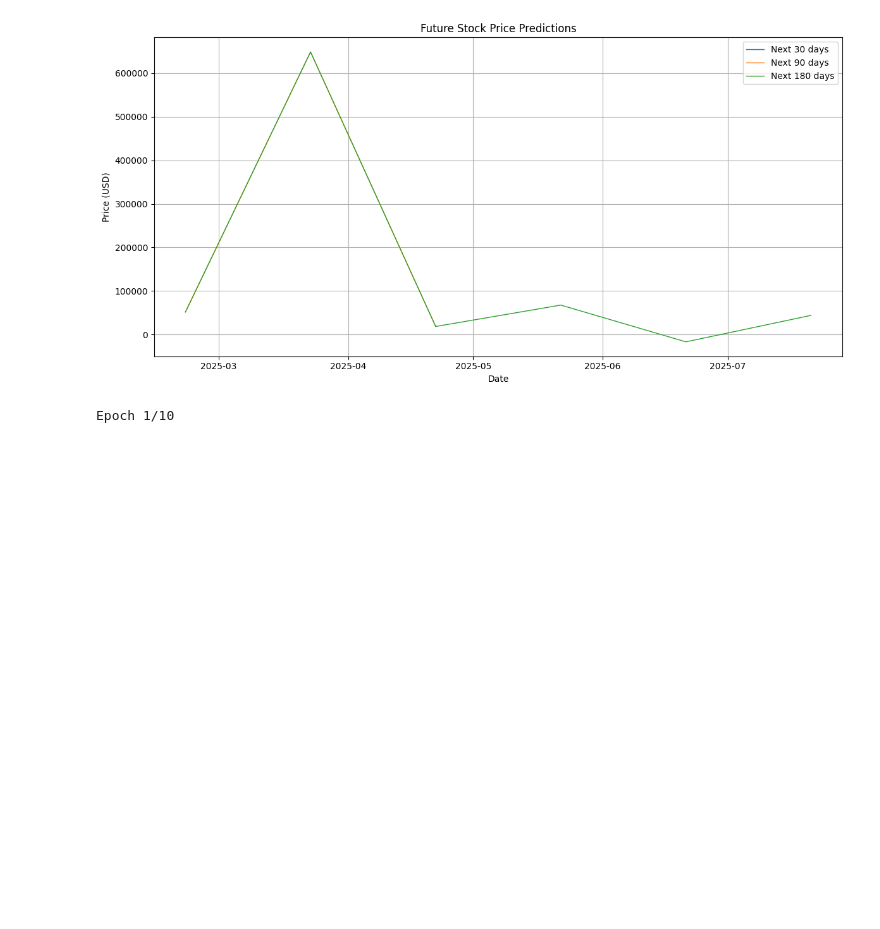
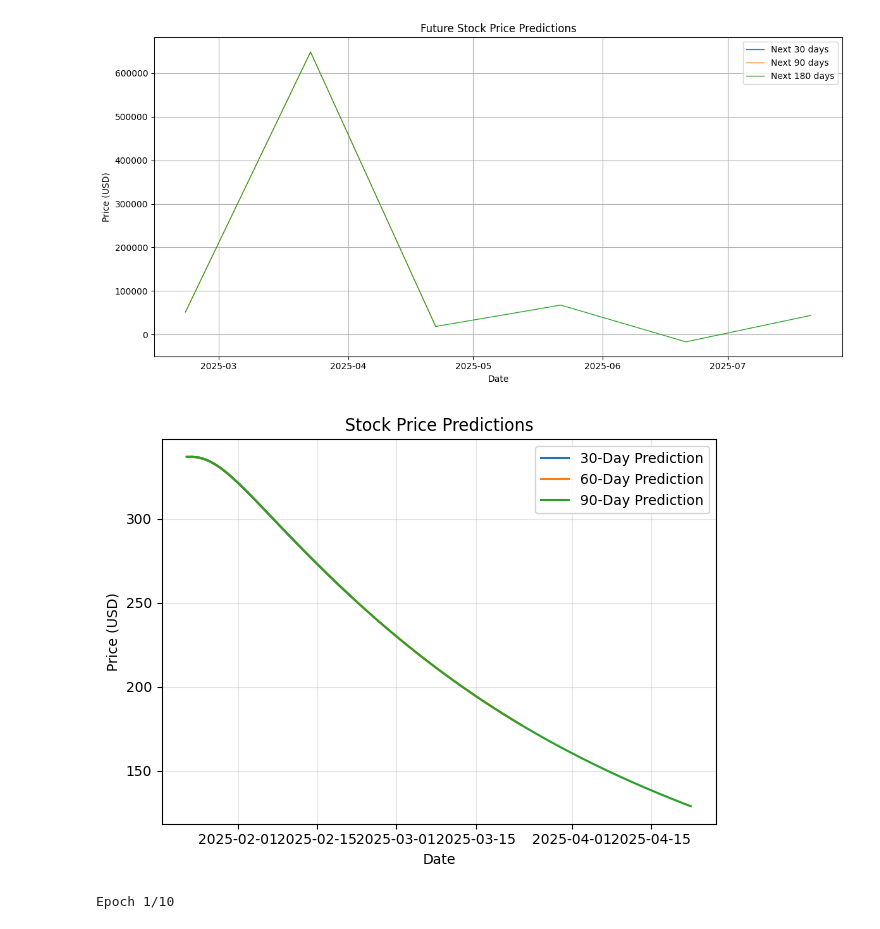
Before and after one commit to JoyChang10/Forkaia, a Jupyter notebook: task1000/stacked_lstm/stock_prediction.ipynb, the cells around one changed output. Drawn from its saved outputs; the diff is of its cells as text; code cells hidden in the pictures; blank space fills up the shorter version.

Commit message:
future prediction

```diff
--- a/task1000/stacked_lstm/stock_prediction.ipynb
+++ b/task1000/stacked_lstm/stock_prediction.ipynb
@@ -237,3 +201,32 @@ def predict_future_prices(model, stock_data, scaler, last_window, prediction_int
+# %%
+def visualize_future_predictions(stock_data, future_predictions, future_days):
+    # Extract the last available date from historical data
+    last_date = pd.to_datetime(stock_data['Date']).iloc[-1]
+
+    # Generate future dates for each prediction horizon
+    future_dates_dict = {
+        days: [last_date + pd.Timedelta(days=i) for i in range(1, days + 1)]
+        for days in future_days
+    }
+
+    # Plot future predictions for each time horizon
+    for days, prices in future_predictions.items():
+        future_dates = future_dates_dict[days]
+        plt.plot(
+            future_dates,
+            prices,
+            label=f"{days}-Day Prediction",
+            linewidth=1.5
+        )
+
+    # Customize the plot
+    plt.xlabel("Date")
+    plt.ylabel("Price (USD)")
+    plt.title("Stock Price Predictions")
+    plt.legend()
+    plt.grid(alpha=0.3)
+    plt.tight_layout()
+    plt.show()
 # %%
 # Train the model and get data
 tsla_y_test, tsla_y_predicted, tsla_scaler, tsla_test_dates, tsla_model = train_and_test_lstm(tsla_df, epochs=10, window_size=100)
@@ -277,6 +270,15 @@ filtered_predictions, filtered_dates = predict_future_prices(
 )
 # %% [output]
 [figure]
+# %%
+# Predict future prices
+future_days = [30, 60, 90]
+future_predictions = predict_future_prices(tsla_model, tsla_df, tsla_scaler, future_days=future_days)
+
+# Visualize predictions
+visualize_future_predictions(tsla_df, future_predictions, future_days)
+# %% [output]
+[figure, added]
 # %%
 goog_y_test, goog_y_predicted, goog_scaler, goog_test_dates, goog_model = train_and_test_lstm(goog_df, epochs=10, window_size=100)
 # %% [output]
```
Also changed, not shown: parts of 2 cells of this notebook.
